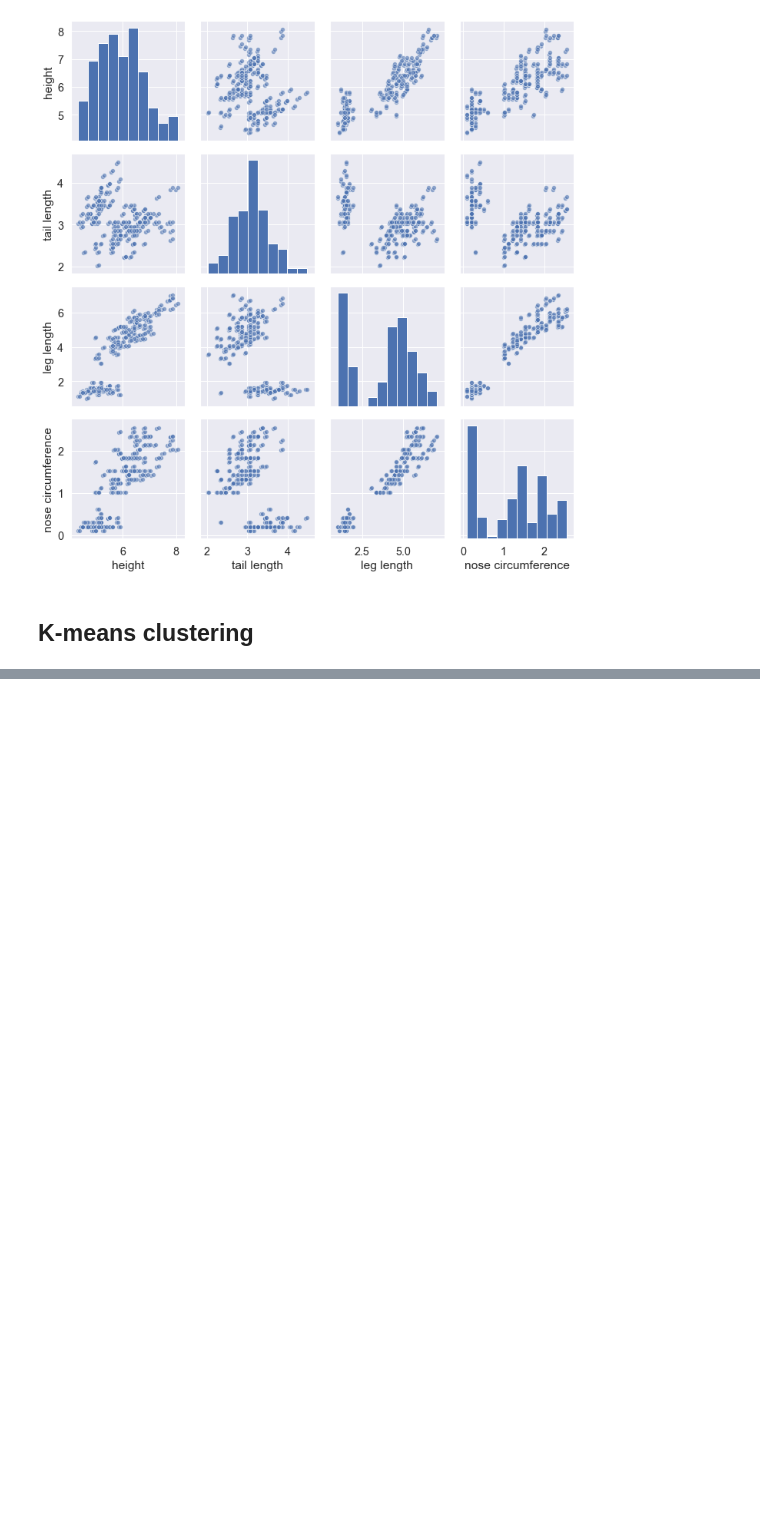
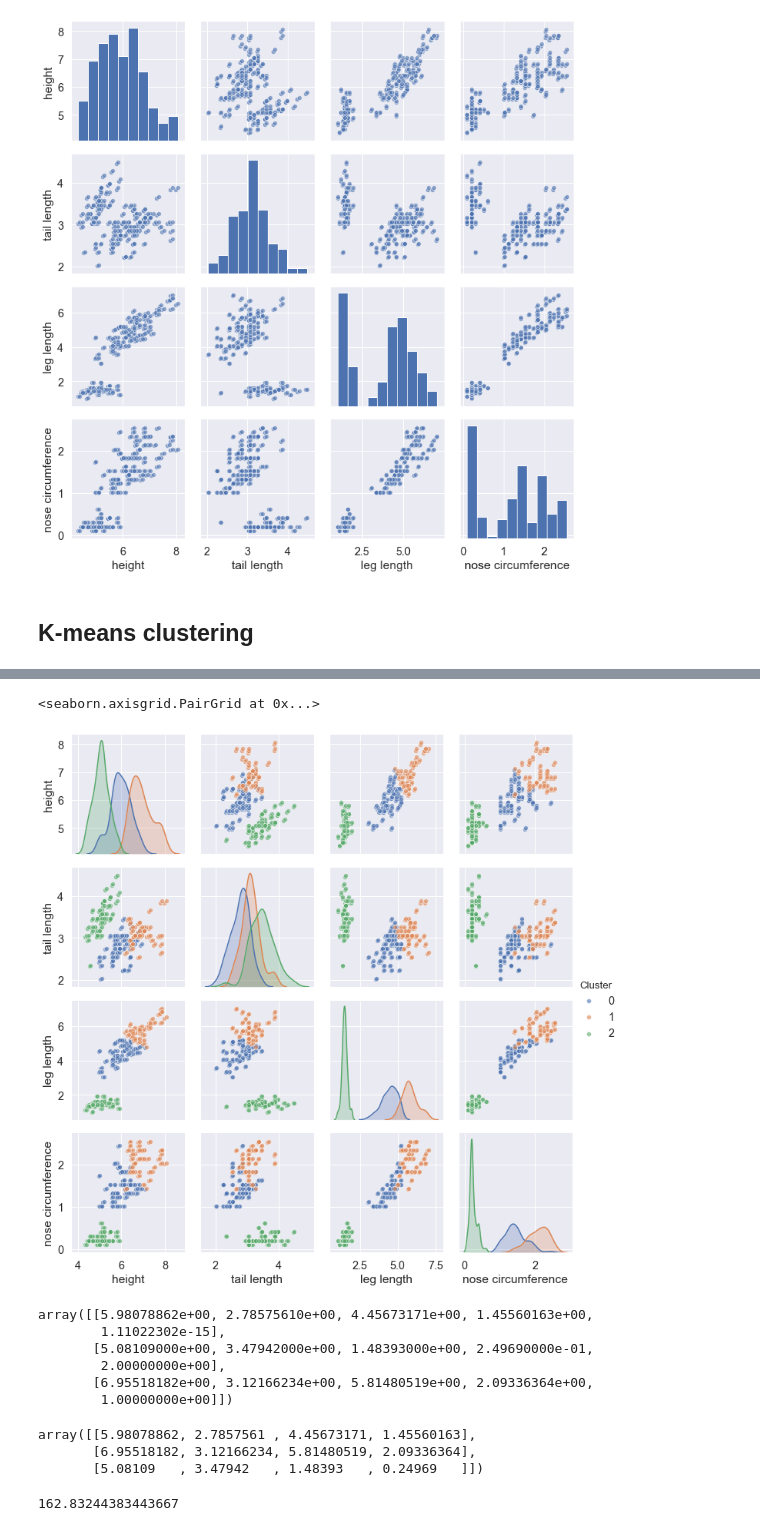
Before and after one commit to animaviridis/dmv-practicals, a Jupyter notebook: assessment/assignment1/task1/task1.ipynb, the cells around one changed output, grey strips where cells are left out. Cells and saved outputs as stored; diff of their text form; code cells hidden in the pictures; blank space fills up the shorter version.

```diff
--- a/assessment/assignment1/task1/task1.ipynb
+++ b/assessment/assignment1/task1/task1.ipynb
@@ -149,0 +162,29 @@ array([0, 0, 0, 0, 0, 0, 0, 0, 0, 0, 0, 0, 0, 0, 0, 0, 0, 0, 0, 0, 0, 0,
+# %%
+data['Cluster'] = kmeans_model.labels
+sns.pairplot(data=data, kind='scatter', plot_kws={'alpha': 0.6, 'lw': 0}, hue='Cluster')
+# %% [output]
+<seaborn.axisgrid.PairGrid at 0x...>
+[figure, added]
+# %%
+from sklearn.cluster import KMeans
+
+model = KMeans(n_clusters=3)
+model.fit(data.values)
+model.cluster_centers_
+# %% [output]
+array([[5.98078862e+00, 2.78575610e+00, 4.45673171e+00, 1.45560163e+00,
+        1.11022302e-15],
+       [5.08109000e+00, 3.47942000e+00, 1.48393000e+00, 2.49690000e-01,
+        2.00000000e+00],
+       [6.95518182e+00, 3.12166234e+00, 5.81480519e+00, 2.09336364e+00,
+        1.00000000e+00]])
+# %%
+kmeans_model.centroids
+# %% [output]
+array([[5.98078862, 2.7857561 , 4.45673171, 1.45560163],
+       [6.95518182, 3.12166234, 5.81480519, 2.09336364],
+       [5.08109   , 3.47942   , 1.48393   , 0.24969   ]])
+# %%
+model.inertia_
+# %% [output]
+162.83244383443667
```
Also changed, not shown: parts of 5 cells of this notebook, 1 other file.
